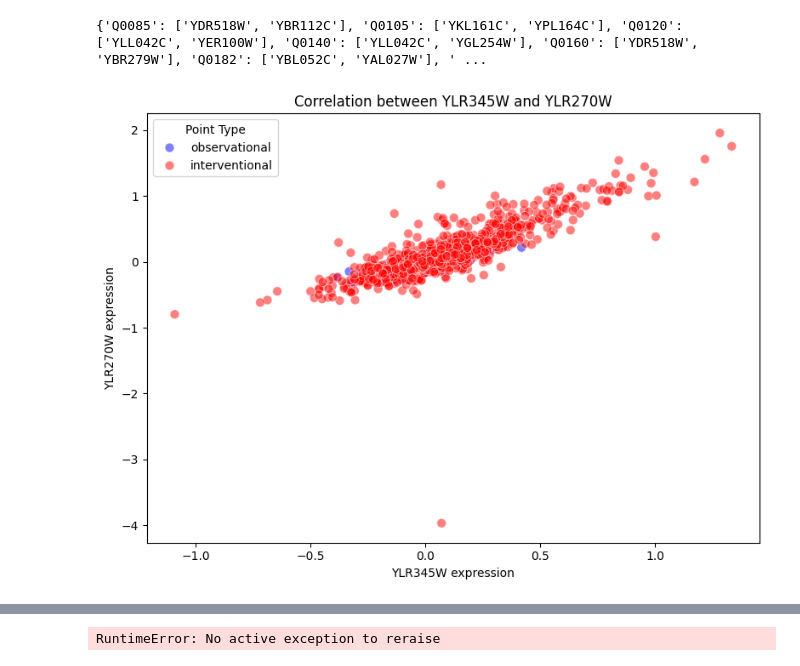
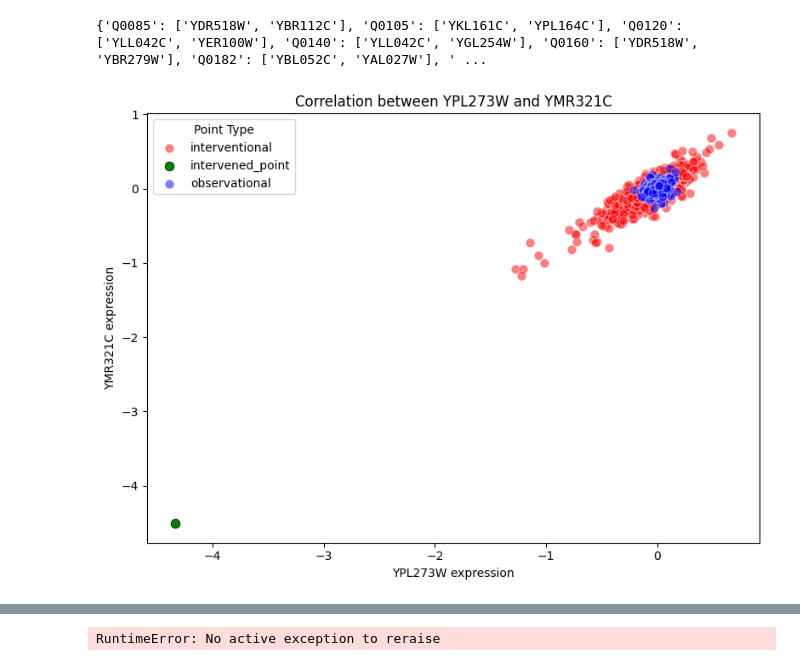
Before and after one commit to bonkh/ICM-replication, a Jupyter notebook: Experiment2/test.ipynb, the cells around one changed output, grey strips where cells are left out. Saved outputs shown, nothing was run; the diff lists cells and outputs as text; code cells hidden in the pictures.

```diff
--- a/Experiment2/test.ipynb
+++ b/Experiment2/test.ipynb
@@ -180,20 +180,46 @@ def plot_gene_relationship(target_gene, cause_gene, obs_data, int_data, int_pos_
         int_pair.loc[intervened_index, 'point_type'] = 'intervened_point'
 
     # Combine data
-    combined_df = pd.concat([obs_pair, int_pair], ignore_index=True)
+    combined_df = pd.concat([int_pair, obs_pair], ignore_index=True)  # <- put observational data later
+
+    # Split by type for manual control of plotting order
+    intervened_points = combined_df[combined_df['point_type'] == 'intervened_point']
+    interventional_points = combined_df[combined_df['point_type'] == 'interventional']
+    observational_points = combined_df[combined_df['point_type'] == 'observational']
 
     # Plotting
     plt.figure(figsize=(8, 6))
+
+    # Plot interventional first
     sns.scatterplot(
-        data=combined_df,
+        data=interventional_points,
         x=cause_gene,
         y=target_gene,
-        hue='point_type',
-        palette={
-            'observational': 'blue',
-            'interventional': 'red',
-            'intervened_point': 'green'
-        },
+        color='red',
+        label='interventional',
+        alpha=0.5,
+        s=60
+    )
+
+    # Plot intervened point second
+    sns.scatterplot(
+        data=intervened_points,
+        x=cause_gene,
+        y=target_gene,
+        color='green',
+        label='intervened_point',
+        s=60,
+        edgecolor='black',
+        linewidth=0.5
+    )
+
+    # Plot observational last (on top)
+    sns.scatterplot(
+        data=observational_points,
+        x=cause_gene,
+        y=target_gene,
+        color='blue',
+        label='observational',
         alpha=0.5,
         s=60
     )
@@ -212,6 +238,6 @@ print(data)
 # %% [output]
 {'Q0085': ['YDR518W', 'YBR112C'], 'Q0105': ['YKL161C', 'YPL164C'], 'Q0120': ['YLL042C', 'YER100W'], 'Q0140': ['YLL042C', 'YGL254W'], 'Q0160': ['YDR518W', 'YBR279W'], 'Q0182': ['YBL052C', 'YAL027W'], ' ...
 # %%
-plot_gene_relationship('YLR270W', 'YLR345W', obs_data, int_data, int_pos_data)
+plot_gene_relationship('YMR321C', 'YPL273W', obs_data, int_data, int_pos_data)
 # %% [output]
-[figure, old version]
+[figure, new version]
```
Also changed, not shown: parts of 2 cells of this notebook, 7 other files.
